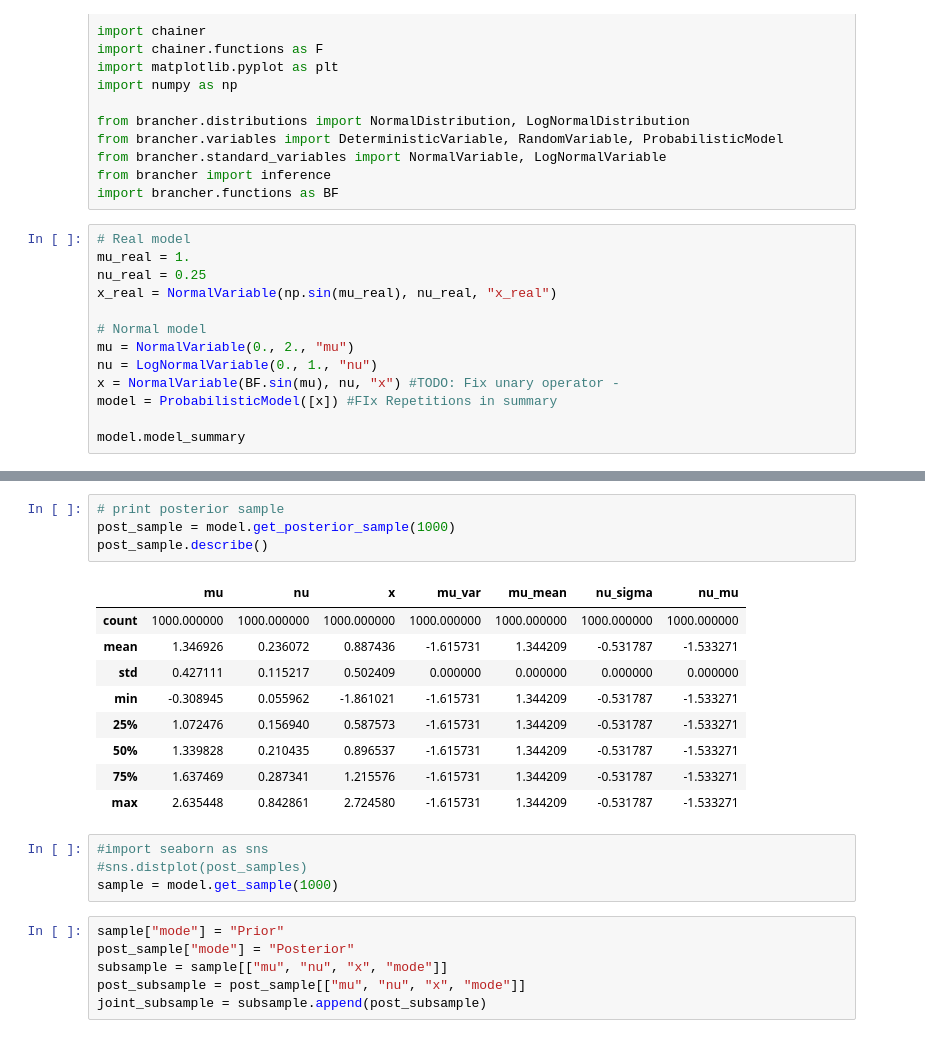
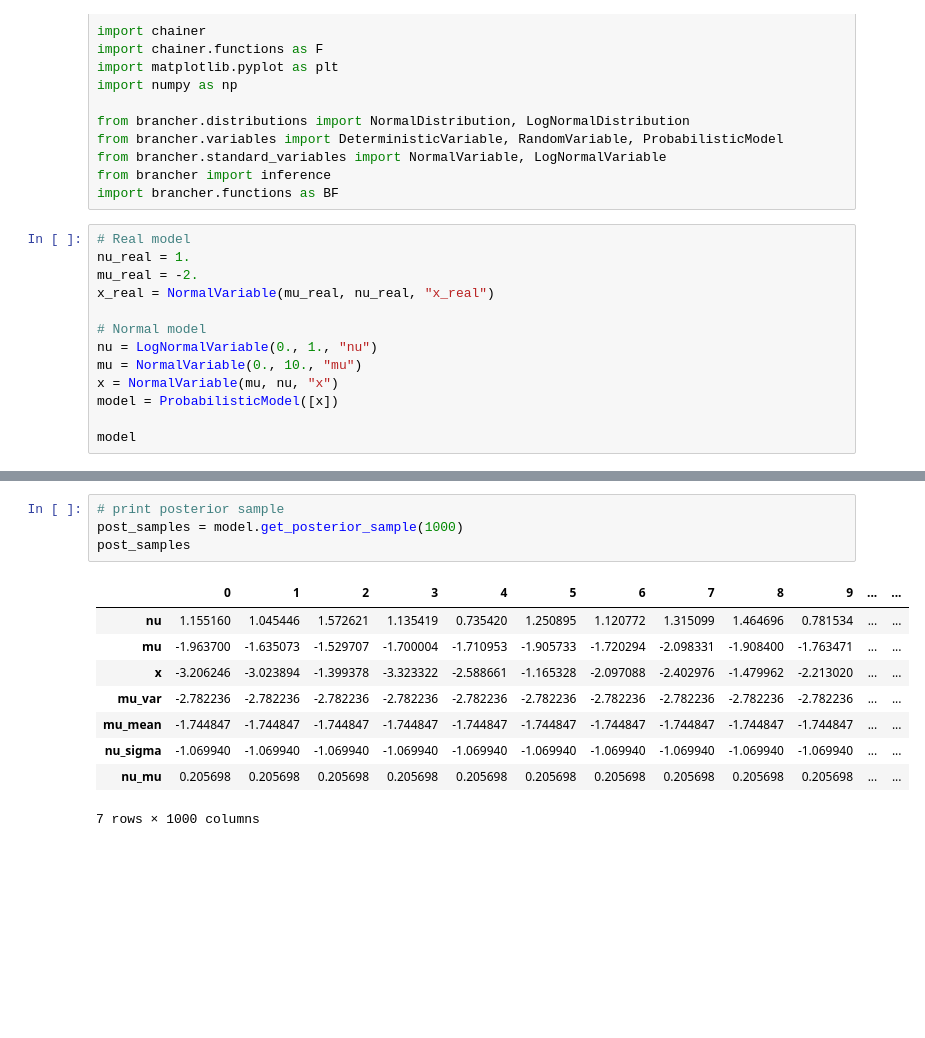
Before and after one commit to LucaAmbrogioni/Brancher, a Jupyter notebook: examples/notebooks/Intro.ipynb, the cells around one changed output, grey strips where cells are left out. Cells and saved outputs as stored; diff of their text form; blank space fills up the shorter version.

```diff
--- a/examples/notebooks/Intro.ipynb
+++ b/examples/notebooks/Intro.ipynb
@@ -15,15 +15,15 @@ from brancher import inference
 import brancher.functions as BF
 # %%
 # Real model
-mu_real = 1.
-nu_real = 0.25
-x_real = NormalVariable(np.sin(mu_real), nu_real, "x_real")
+nu_real = 1.
+mu_real = -2.
+x_real = NormalVariable(mu_real, nu_real, "x_real")
 
 # Normal model
-mu = NormalVariable(0., 2., "mu")
 nu = LogNormalVariable(0., 1., "nu")
-x = NormalVariable(BF.sin(mu), nu, "x") #TODO: Fix unary operator -
-model = ProbabilisticModel([x]) #FIx Repetitions in summary
+mu = NormalVariable(0., 10., "mu")
+x = NormalVariable(mu, nu, "x")
+model = ProbabilisticModel([x])
 
-model.model_summary
+model
 # %% [output]
@@ -95,24 +90,14 @@ plt.plot(loss_list)
 # %%
 # print posterior sample
-post_sample = model.get_posterior_sample(1000)
-post_sample.describe()
+post_samples = model.get_posterior_sample(1000)
+post_samples
 # %% [output]
-|  | mu | nu | x | mu_var | mu_mean | nu_sigma | nu_mu |
-| count | 1000.000000 | 1000.000000 | 1000.000000 | 1000.000000 | 1000.000000 | 1000.000000 | 1000.000000 |
-| mean | 1.346926 | 0.236072 | 0.887436 | -1.615731 | 1.344209 | -0.531787 | -1.533271 |
-| std | 0.427111 | 0.115217 | 0.502409 | 0.000000 | 0.000000 | 0.000000 | 0.000000 |
-| min | -0.308945 | 0.055962 | -1.861021 | -1.615731 | 1.344209 | -0.531787 | -1.533271 |
-| 25% | 1.072476 | 0.156940 | 0.587573 | -1.615731 | 1.344209 | -0.531787 | -1.533271 |
-| 50% | 1.339828 | 0.210435 | 0.896537 | -1.615731 | 1.344209 | -0.531787 | -1.533271 |
-| 75% | 1.637469 | 0.287341 | 1.215576 | -1.615731 | 1.344209 | -0.531787 | -1.533271 |
-| max | 2.635448 | 0.842861 | 2.724580 | -1.615731 | 1.344209 | -0.531787 | -1.533271 |
+|  | 0 | 1 | 2 | 3 | 4 | 5 | 6 | 7 | 8 | 9 | ... | ... |
+| nu | 1.155160 | 1.045446 | 1.572621 | 1.135419 | 0.735420 | 1.250895 | 1.120772 | 1.315099 | 1.464696 | 0.781534 | ... | ... |
+| mu | -1.963700 | -1.635073 | -1.529707 | -1.700004 | -1.710953 | -1.905733 | -1.720294 | -2.098331 | -1.908400 | -1.763471 | ... | ... |
+| x | -3.206246 | -3.023894 | -1.399378 | -3.323322 | -2.588661 | -1.165328 | -2.097088 | -2.402976 | -1.479962 | -2.213020 | ... | ... |
+| mu_var | -2.782236 | -2.782236 | -2.782236 | -2.782236 | -2.782236 | -2.782236 | -2.782236 | -2.782236 | -2.782236 | -2.782236 | ... | ... |
+| mu_mean | -1.744847 | -1.744847 | -1.744847 | -1.744847 | -1.744847 | -1.744847 | -1.744847 | -1.744847 | -1.744847 | -1.744847 | ... | ... |
+| nu_sigma | -1.069940 | -1.069940 | -1.069940 | -1.069940 | -1.069940 | -1.069940 | -1.069940 | -1.069940 | -1.069940 | -1.069940 | ... | ... |
+| nu_mu | 0.205698 | 0.205698 | 0.205698 | 0.205698 | 0.205698 | 0.205698 | 0.205698 | 0.205698 | 0.205698 | 0.205698 | ... | ... |
+7 rows × 1000 columns
-# %%
-#import seaborn as sns
-#sns.distplot(post_samples)
-sample = model.get_sample(1000)
-# %%
-sample["mode"] = "Prior"
-post_sample["mode"] = "Posterior"
-subsample = sample[["mu", "nu", "x", "mode"]]
-post_subsample = post_sample[["mu", "nu", "x", "mode"]]
-joint_subsample = subsample.append(post_subsample)
```
Also changed, not shown: parts of 10 cells of this notebook.
